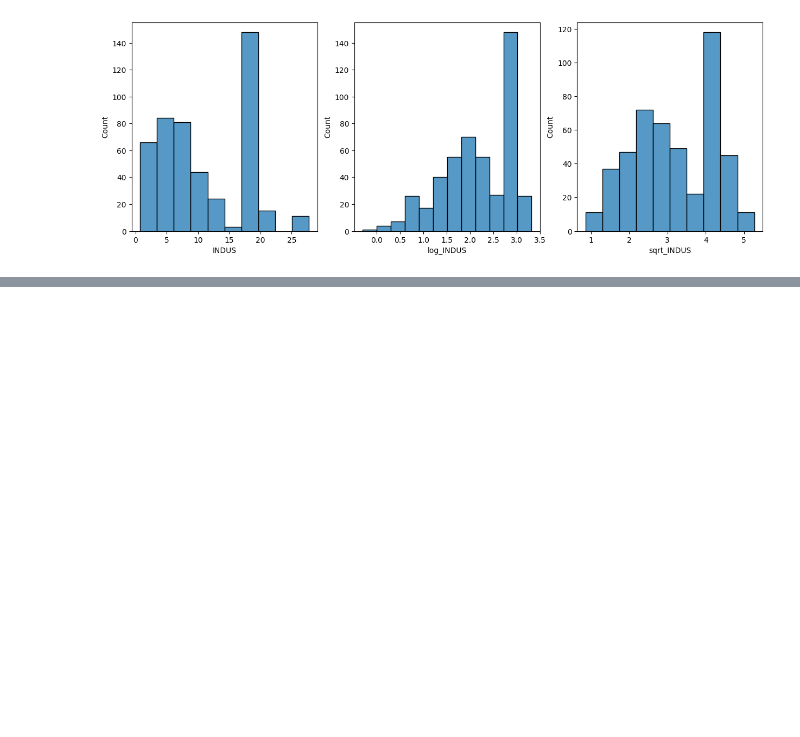
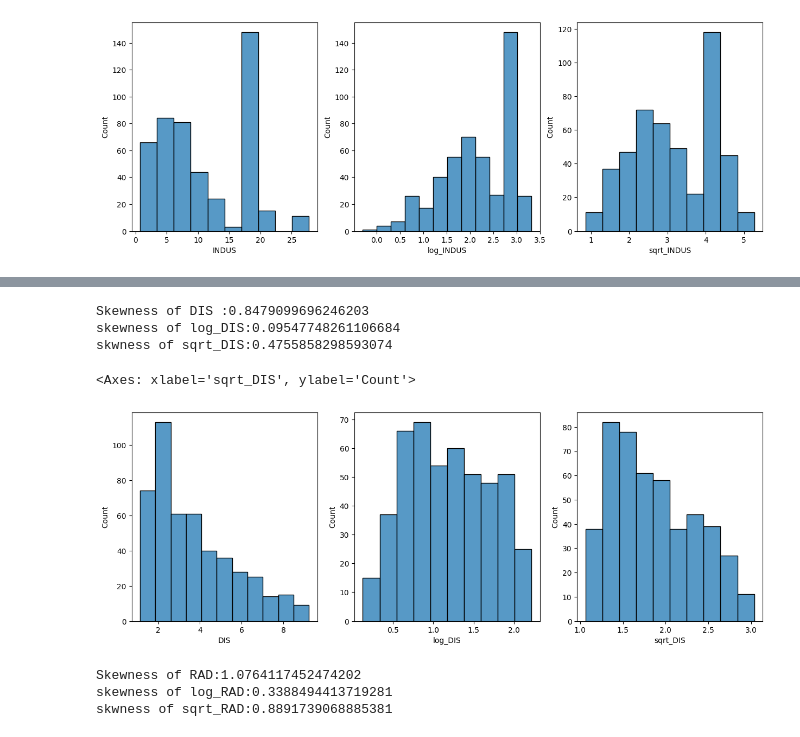
Before and after one commit to Farazmghm/Business-Machine-Learning-and-EDA, a Jupyter notebook: Crime.ipynb, the cells around one changed output, grey strips where cells are left out. Saved outputs shown, nothing was run; the diff lists cells and outputs as text; code cells hidden in the pictures; blank space fills up the shorter version.

Commit message:
explore some skew for normalized the data

```diff
--- a/Crime.ipynb
+++ b/Crime.ipynb
@@ -320,6 +320,7 @@ Index(['CRIM', 'INDUS', 'NOX', 'RM', 'AGE', 'DIS', 'RAD', 'TAX', 'PTRATIO',
        'LSTAT', 'MEDV'],
       dtype='object')
 # %%
+df['CRIM']=pd.DataFrame(df['CRIM'])
 df['log_CRIM']=np.log(df['CRIM'])
 df['sqrt_CRIM']=np.sqrt(df['CRIM'])
 df.head()
@@ -358,6 +350,7 @@ sns.histplot(x=df['sqrt_CRIM'],ax=axis[2])
 <Axes: xlabel='sqrt_CRIM', ylabel='Count'>
 [figure]
 # %%
+df['INDUS']=pd.DataFrame(df['INDUS'])
 df['log_INDUS']=np.log(df['INDUS'])
 df['sqrt_INDUS']=np.sqrt(df['INDUS'])
 
@@ -387,6 +370,7 @@ sns.histplot(x=df['sqrt_INDUS'],ax=axis[2])
 <Axes: xlabel='sqrt_INDUS', ylabel='Count'>
 [figure]
 # %%
+df['INDUS']=pd.DataFrame(df['NOX'])
 df['log_NOX']=np.log(df['NOX'])
 df['sqrt_NOX']=np.sqrt(df['NOX'])
 
@@ -424,0 +427,30 @@ sns.histplot(x=df['sqrt_AGE'],ax=axis[2])
+# %%
+df['log_DIS']=np.log(df['DIS'])
+df['sqrt_DIS']=np.sqrt(df['DIS'])
+
+print(f"Skewness of DIS :{skew(df['DIS'])}")
+print(f"skewness of log_DIS:{skew(df['log_DIS'])}")
+print(f"skwness of sqrt_DIS:{skew(df['sqrt_DIS'])}")
+# %% [output]
+Skewness of DIS :0.8479099696246203
+skewness of log_DIS:0.09547748261106684
+skwness of sqrt_DIS:0.4755858298593074
+# %%
+fig, axis=plt.subplots(1,3,figsize=(15,5))
+sns.histplot(x=df['DIS'],ax=axis[0])
+sns.histplot(x=df['log_DIS'],ax=axis[1])
+sns.histplot(x=df['sqrt_DIS'],ax=axis[2])
+# %% [output]
+<Axes: xlabel='sqrt_DIS', ylabel='Count'>
+[figure, added]
+# %%
+df['log_RAD']=np.log(df['RAD'])
+df['sqrt_RAD']=np.sqrt(df['RAD'])
+
+print(f"Skewness of RAD:{skew(df['RAD'])}")
+print(f"skewness of log_RAD:{skew(df['log_RAD'])}")
+print(f"skwness of sqrt_RAD:{skew(df['sqrt_RAD'])}")
+# %% [output]
+Skewness of RAD:1.0764117452474202
+skewness of log_RAD:0.3388494413719281
+skwness of sqrt_RAD:0.8891739068885381
```
Also changed, not shown: parts of 11 cells of this notebook.
